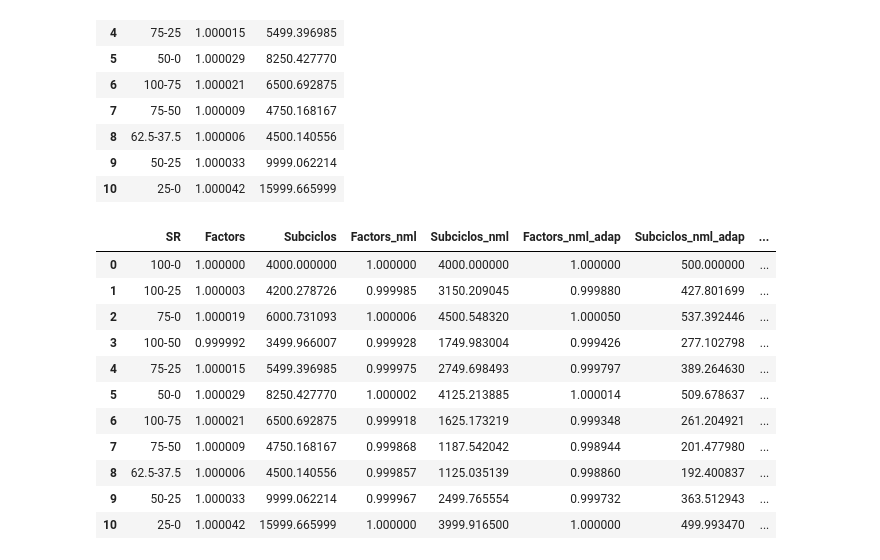
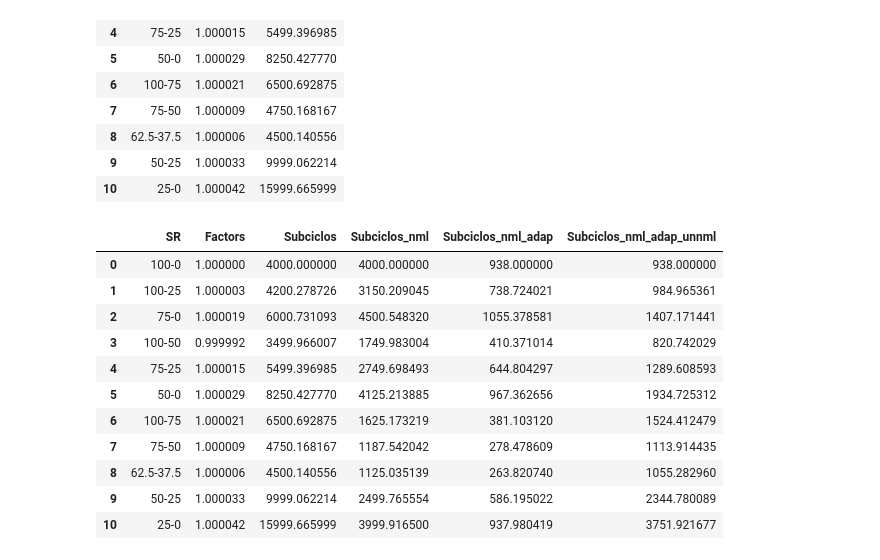
Before and after one commit to AXS-Rose/degradation_model, a Jupyter notebook: aramis_table_explanation.ipynb, the cells around one changed output. Saved outputs shown, nothing was run; the diff lists cells and outputs as text; code cells hidden in the pictures.

```diff
--- a/aramis_table_explanation.ipynb
+++ b/aramis_table_explanation.ipynb
@@ -7,27 +6,3 @@ import pandas as pd
 import numpy as np
 import os
 import matplotlib.pyplot as plt
-# %%
-def unnml_factors(df,new_cycles,new_EOL,factors_column,cycles_column):
-    new_eta0 = new_EOL**(1/new_cycles)
-    sr_numeric_0 = 100
-    unnoml_adapted_factors = []
-    unnoml_adapted_cycles = []
-    for sr_k, factor in zip(df.SR, df.Factors_nml_adap):
-        # obtenemos el sr de cada caso
-        sr_range = [float(x) for x in sr_k.split("-")]
-        sr_numeric = sr_range[0] - sr_range[1]  # SR
-        # normlizamos el factor
-        eta_k = factor*new_eta0
-        unnml_eta_k = eta_k**(sr_numeric/sr_numeric_0)
-        unnml_factor = unnml_eta_k/new_eta0
-        eq_cycle = 1/(log_a(new_EOL,unnml_eta_k))
-        # actualizamos los nuevos valores
-        unnoml_adapted_cycles.append(eq_cycle)
-        unnoml_adapted_factors.append(unnml_factor)
-
-    factors_column = factors_column + "_unnml"
-    cycles_column = cycles_column + "_unnml"
-    df[factors_column] = unnoml_adapted_factors
-    df[cycles_column] = unnoml_adapted_cycles
-    return df
@@ -87,22 +141,23 @@ df
 | 9 | 50-25 | 1.000033 | 9999.062214 |
 | 10 | 25-0 | 1.000042 | 15999.665999 |
 # %%
-new_cycles = 500
-new_EOL = 0.7 # asumimos que el EOL es el mismo
-df = nml_factors(df,"Factors","Subciclos",eta_0,EOL_0)
+new_cycles = 938
+new_EOL = 0.8 # asumimos que el EOL es el mismo
+df = nml_factors(df,eta_0,EOL_0,"Factors","Subciclos")
 df = adap_factors(df,new_cycles,cycles_0,new_EOL,"Factors_nml","Subciclos_nml")
 df = unnml_factors(df,new_cycles,new_EOL,"Factors_nml_adap","Subciclos_nml_adap")
-df
+columns = ["SR","Factors","Subciclos","Subciclos_nml","Subciclos_nml_adap","Subciclos_nml_adap_unnml"]
+df[columns]
 # %% [output]
-|  | SR | Factors | Subciclos | Factors_nml | Subciclos_nml | Factors_nml_adap | Subciclos_nml_adap | ... |
-| 0 | 100-0 | 1.000000 | 4000.000000 | 1.000000 | 4000.000000 | 1.000000 | 500.000000 | ... |
-| 1 | 100-25 | 1.000003 | 4200.278726 | 0.999985 | 3150.209045 | 0.999880 | 427.801699 | ... |
-| 2 | 75-0 | 1.000019 | 6000.731093 | 1.000006 | 4500.548320 | 1.000050 | 537.392446 | ... |
-| 3 | 100-50 | 0.999992 | 3499.966007 | 0.999928 | 1749.983004 | 0.999426 | 277.102798 | ... |
-| 4 | 75-25 | 1.000015 | 5499.396985 | 0.999975 | 2749.698493 | 0.999797 | 389.264630 | ... |
-| 5 | 50-0 | 1.000029 | 8250.427770 | 1.000002 | 4125.213885 | 1.000014 | 509.678637 | ... |
-| 6 | 100-75 | 1.000021 | 6500.692875 | 0.999918 | 1625.173219 | 0.999348 | 261.204921 | ... |
-| 7 | 75-50 | 1.000009 | 4750.168167 | 0.999868 | 1187.542042 | 0.998944 | 201.477980 | ... |
-| 8 | 62.5-37.5 | 1.000006 | 4500.140556 | 0.999857 | 1125.035139 | 0.998860 | 192.400837 | ... |
-| 9 | 50-25 | 1.000033 | 9999.062214 | 0.999967 | 2499.765554 | 0.999732 | 363.512943 | ... |
-| 10 | 25-0 | 1.000042 | 15999.665999 | 1.000000 | 3999.916500 | 1.000000 | 499.993470 | ... |
+|  | SR | Factors | Subciclos | Subciclos_nml | Subciclos_nml_adap | Subciclos_nml_adap_unnml |
+| 0 | 100-0 | 1.000000 | 4000.000000 | 4000.000000 | 938.000000 | 938.000000 |
+| 1 | 100-25 | 1.000003 | 4200.278726 | 3150.209045 | 738.724021 | 984.965361 |
+| 2 | 75-0 | 1.000019 | 6000.731093 | 4500.548320 | 1055.378581 | 1407.171441 |
+| 3 | 100-50 | 0.999992 | 3499.966007 | 1749.983004 | 410.371014 | 820.742029 |
+| 4 | 75-25 | 1.000015 | 5499.396985 | 2749.698493 | 644.804297 | 1289.608593 |
+| 5 | 50-0 | 1.000029 | 8250.427770 | 4125.213885 | 967.362656 | 1934.725312 |
+| 6 | 100-75 | 1.000021 | 6500.692875 | 1625.173219 | 381.103120 | 1524.412479 |
+| 7 | 75-50 | 1.000009 | 4750.168167 | 1187.542042 | 278.478609 | 1113.914435 |
+| 8 | 62.5-37.5 | 1.000006 | 4500.140556 | 1125.035139 | 263.820740 | 1055.282960 |
+| 9 | 50-25 | 1.000033 | 9999.062214 | 2499.765554 | 586.195022 | 2344.780089 |
+| 10 | 25-0 | 1.000042 | 15999.665999 | 3999.916500 | 937.980419 | 3751.921677 |
```
Also changed, not shown: parts of 2 cells of this notebook, 6 other files.
